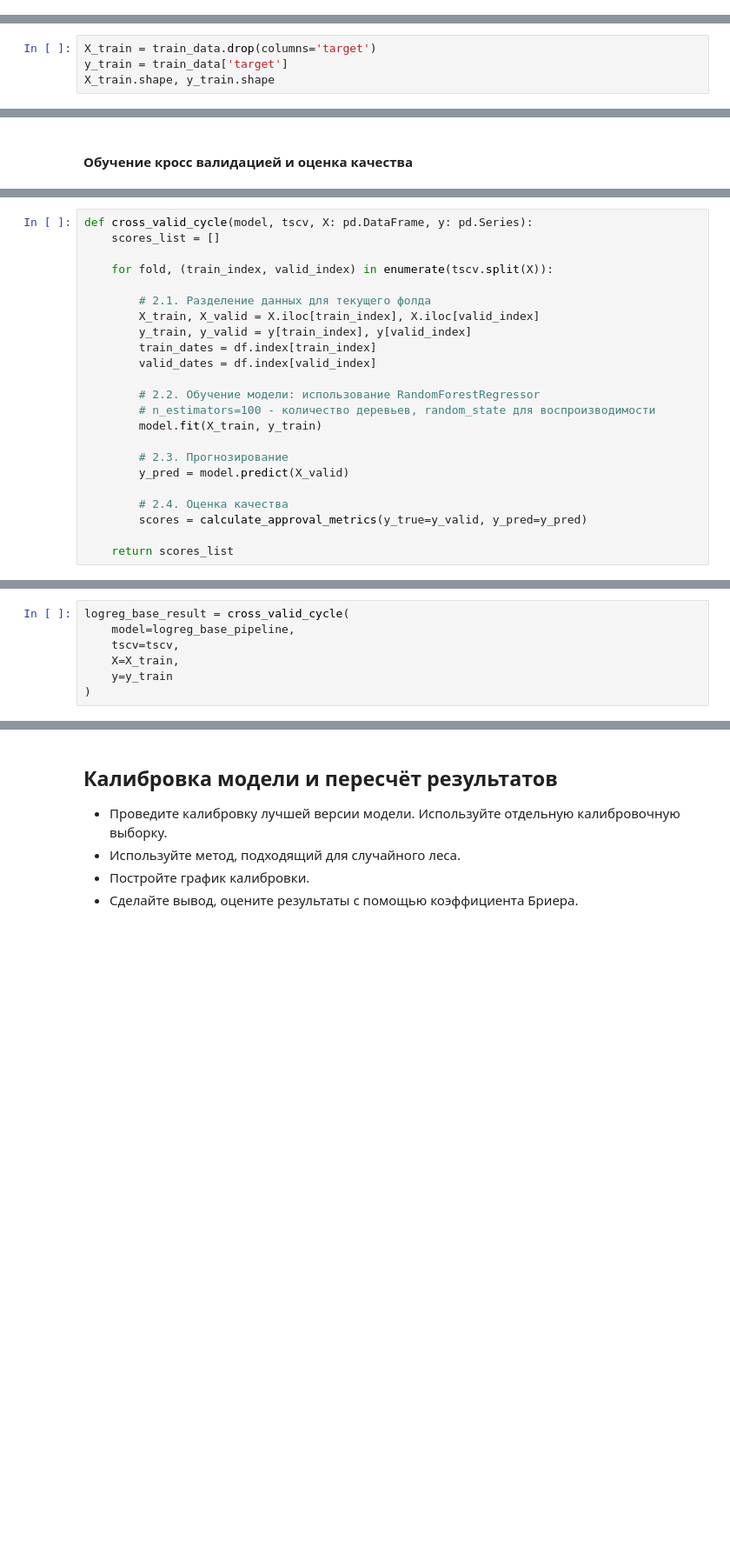
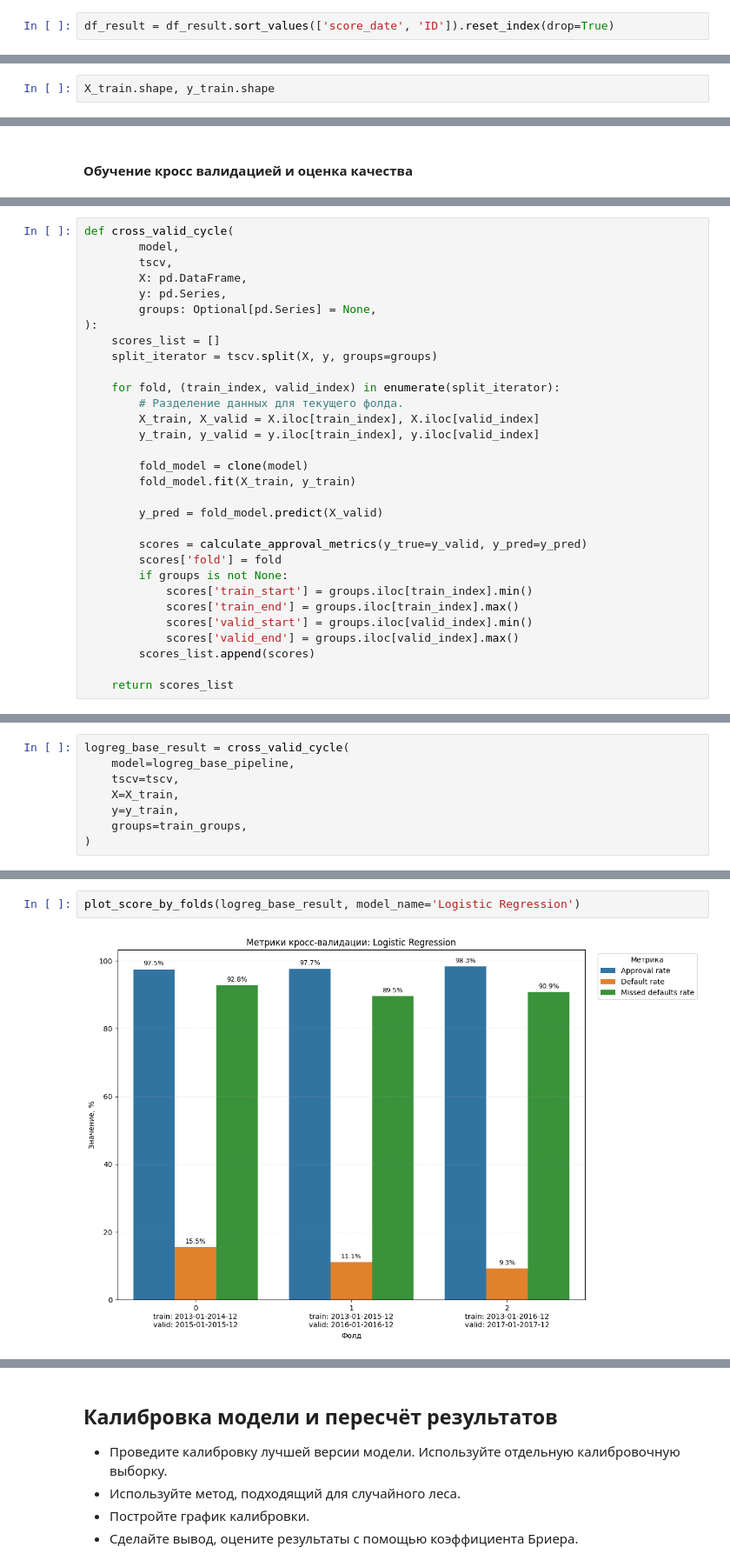
Before and after one commit to Plakhotniuk/practicum_ds, a Jupyter notebook: ml/random_forest/project.ipynb, the cells around one changed output, grey strips where cells are left out. Shown at 87% size. Drawn from its saved outputs; the diff is of its cells as text; blank space fills up the shorter version.

Commit message:
базовые модели + оверсемплинг

```diff
--- a/ml/random_forest/project.ipynb
+++ b/ml/random_forest/project.ipynb
@@ -711,2 +1073,4 @@ df_result.sort_index(inplace=True)
+# %%
+df_result = df_result.sort_values(['score_date', 'ID']).reset_index(drop=True)
 # %%
 df_result.head()
@@ -720,4 +1106,2 @@ test_data = df_result.iloc[split_point:]
 # %%
-X_train = train_data.drop(columns='target')
-y_train = train_data['target']
 X_train.shape, y_train.shape
@@ -779,26 +1171,34 @@ def calculate_approval_metrics(y_true, y_pred):
         'missed_defaults_rate': missed_defaults_rate,
     }
 # %%
-def cross_valid_cycle(model, tscv, X: pd.DataFrame, y: pd.Series):
+def cross_valid_cycle(
+        model,
+        tscv,
+        X: pd.DataFrame,
+        y: pd.Series,
+        groups: Optional[pd.Series] = None,
+):
     scores_list = []
+    split_iterator = tscv.split(X, y, groups=groups)
 
-    for fold, (train_index, valid_index) in enumerate(tscv.split(X)):
+    for fold, (train_index, valid_index) in enumerate(split_iterator):
+        # Разделение данных для текущего фолда.
+        X_train, X_valid = X.iloc[train_index], X.iloc[valid_index]
+        y_train, y_valid = y.iloc[train_index], y.iloc[valid_index]
 
-        # 2.1. Разделение данных для текущего фолда
-        X_train, X_valid = X.iloc[train_index], X.iloc[valid_index]
-        y_train, y_valid = y[train_index], y[valid_index]
-        train_dates = df.index[train_index]
-        valid_dates = df.index[valid_index]
+        fold_model = clone(model)
+        fold_model.fit(X_train, y_train)
 
-        # 2.2. Обучение модели: использование RandomForestRegressor
-        # n_estimators=100 - количество деревьев, random_state для воспроизводимости
-        model.fit(X_train, y_train)
+        y_pred = fold_model.predict(X_valid)
 
-        # 2.3. Прогнозирование
-        y_pred = model.predict(X_valid)
-
-        # 2.4. Оценка качества
         scores = calculate_approval_metrics(y_true=y_valid, y_pred=y_pred)
+        scores['fold'] = fold
+        if groups is not None:
+            scores['train_start'] = groups.iloc[train_index].min()
+            scores['train_end'] = groups.iloc[train_index].max()
+            scores['valid_start'] = groups.iloc[valid_index].min()
+            scores['valid_end'] = groups.iloc[valid_index].max()
+        scores_list.append(scores)
 
     return scores_list
 # %%
@@ -832,5 +1283,6 @@ logreg_base_result = cross_valid_cycle(
     model=logreg_base_pipeline,
     tscv=tscv,
     X=X_train,
-    y=y_train
+    y=y_train,
+    groups=train_groups,
 )
@@ -836,0 +1307,4 @@ logreg_base_result = cross_valid_cycle(
+# %%
+plot_score_by_folds(logreg_base_result, model_name='Logistic Regression')
+# %% [output]
+[figure, added]
```
Also changed, not shown: parts of 58 cells of this notebook.
